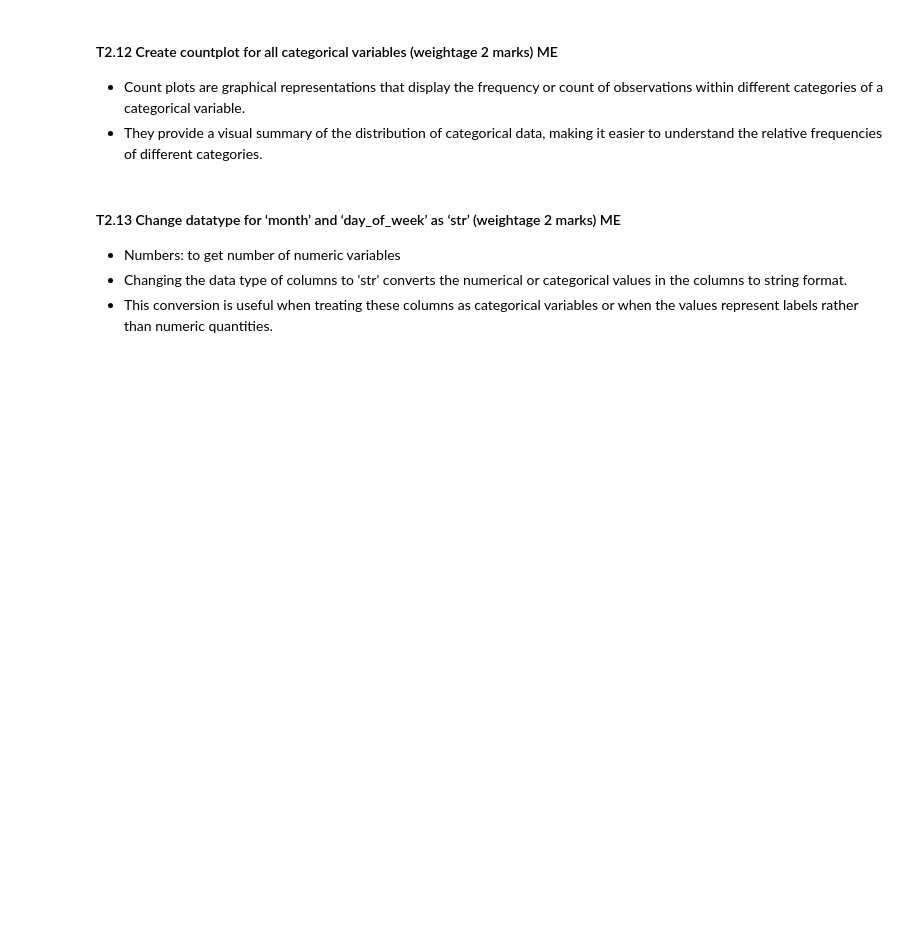
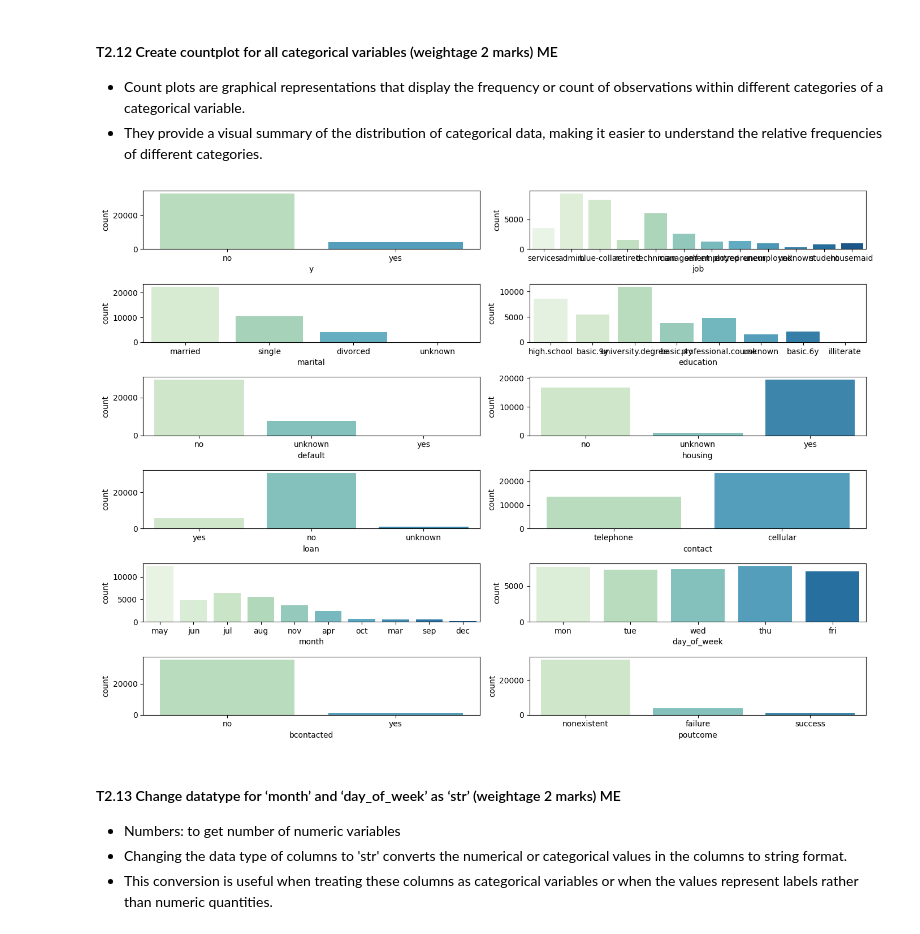
Before and after one commit to talwargit/classification_ml_model, a Jupyter notebook: Assessment.ipynb, the cells around one changed output. Saved outputs shown, nothing was run; the diff lists cells and outputs as text; code cells hidden in the pictures; blank space fills up the shorter version.

```diff
--- a/Assessment.ipynb
+++ b/Assessment.ipynb
@@ -996,12 +1017,22 @@ df['y'].value_counts()
 # %%
 
 import seaborn as sns
 import matplotlib.pyplot as plt
 
 # Code starts here
-
+num_cols = 2
+num_rows = (len(cat) + 1) // num_cols
+fig, axes = plt.subplots(nrows=num_rows,ncols=num_cols, figsize=(14,10))
+for i, column in enumerate(cat):
+    row = i // num_cols
+    col = i % num_cols
+    sns.countplot(x=column, data=df, palette='GnBu', ax=axes[row,col])
+plt.tight_layout()
+plt.show()
 
 # code ends here
+# %% [output]
+[figure, added]
 # %% [markdown]
 #### T2.13	Change datatype for ‘month’ and ‘day_of_week’ as ‘str’ (weightage 2 marks) ME
 
```
Also changed, not shown: parts of 12 cells of this notebook.
